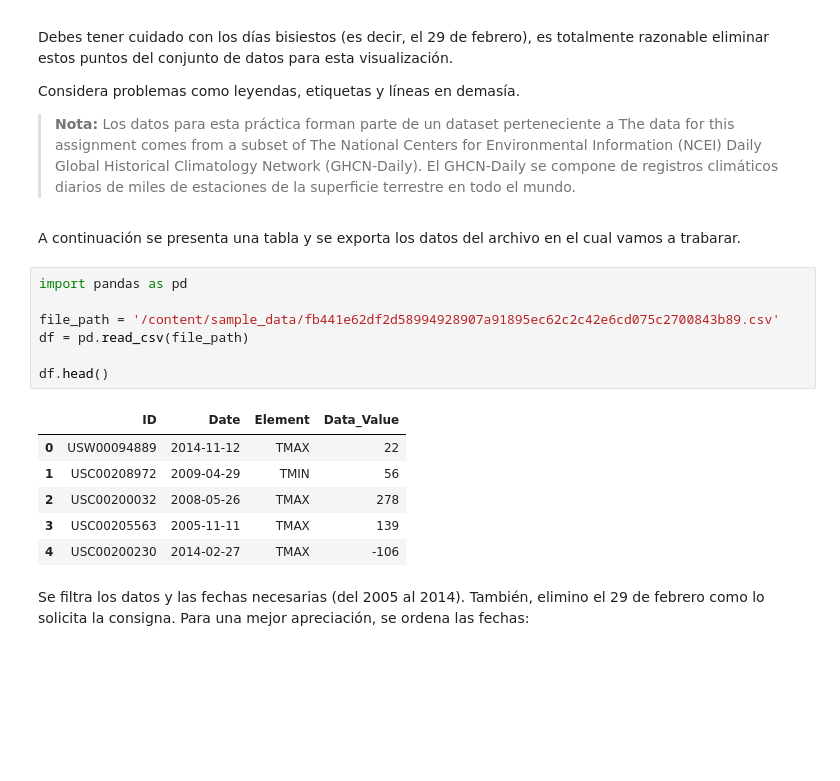
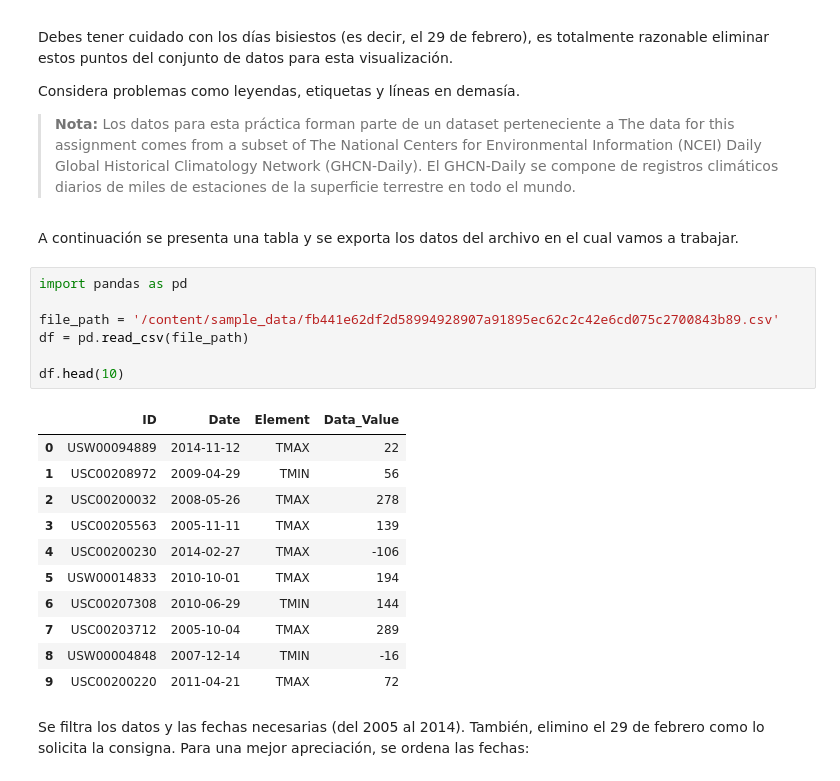
Before and after one commit to BiancaMansillaCosta/Pr-ctica-3-Data-Visualization-, a Jupyter notebook: Practice3.ipynb, the cells around one changed output. Saved outputs shown, nothing was run; the diff lists cells and outputs as text; blank space fills up the shorter version.

```diff
--- a/Practice3.ipynb
+++ b/Practice3.ipynb
@@ -20,21 +20,26 @@ Considera problemas como leyendas, etiquetas y líneas en demasía.
 
 > **Nota:** Los datos para esta práctica forman parte de un dataset perteneciente a The data for this assignment comes from a subset of The National Centers for Environmental Information (NCEI) Daily Global Historical Climatology Network (GHCN-Daily). El GHCN-Daily se compone de registros climáticos diarios de miles de estaciones de la superficie terrestre en todo el mundo.
 # %% [markdown]
-A continuación se presenta una tabla y se exporta los datos del archivo en el cual vamos a trabarar.
+A continuación se presenta una tabla y se exporta los datos del archivo en el cual vamos a trabajar.
 # %%
 import pandas as pd
 
 file_path = '/content/sample_data/fb441e62df2d58994928907a91895ec62c2c42e6cd075c2700843b89.csv'
 df = pd.read_csv(file_path)
 
-df.head()
+df.head(10)
 # %% [output]
 |  | ID | Date | Element | Data_Value |
 | 0 | USW00094889 | 2014-11-12 | TMAX | 22 |
 | 1 | USC00208972 | 2009-04-29 | TMIN | 56 |
 | 2 | USC00200032 | 2008-05-26 | TMAX | 278 |
 | 3 | USC00205563 | 2005-11-11 | TMAX | 139 |
 | 4 | USC00200230 | 2014-02-27 | TMAX | -106 |
+| 5 | USW00014833 | 2010-10-01 | TMAX | 194 |
+| 6 | USC00207308 | 2010-06-29 | TMIN | 144 |
+| 7 | USC00203712 | 2005-10-04 | TMAX | 289 |
+| 8 | USW00004848 | 2007-12-14 | TMIN | -16 |
+| 9 | USC00200220 | 2011-04-21 | TMAX | 72 |
 # %% [markdown]
 Se filtra los datos y las fechas necesarias (del 2005 al 2014). También, elimino el 29 de febrero como lo solicita la consigna. Para una mejor apreciación, se ordena las fechas:
 # %%
```
